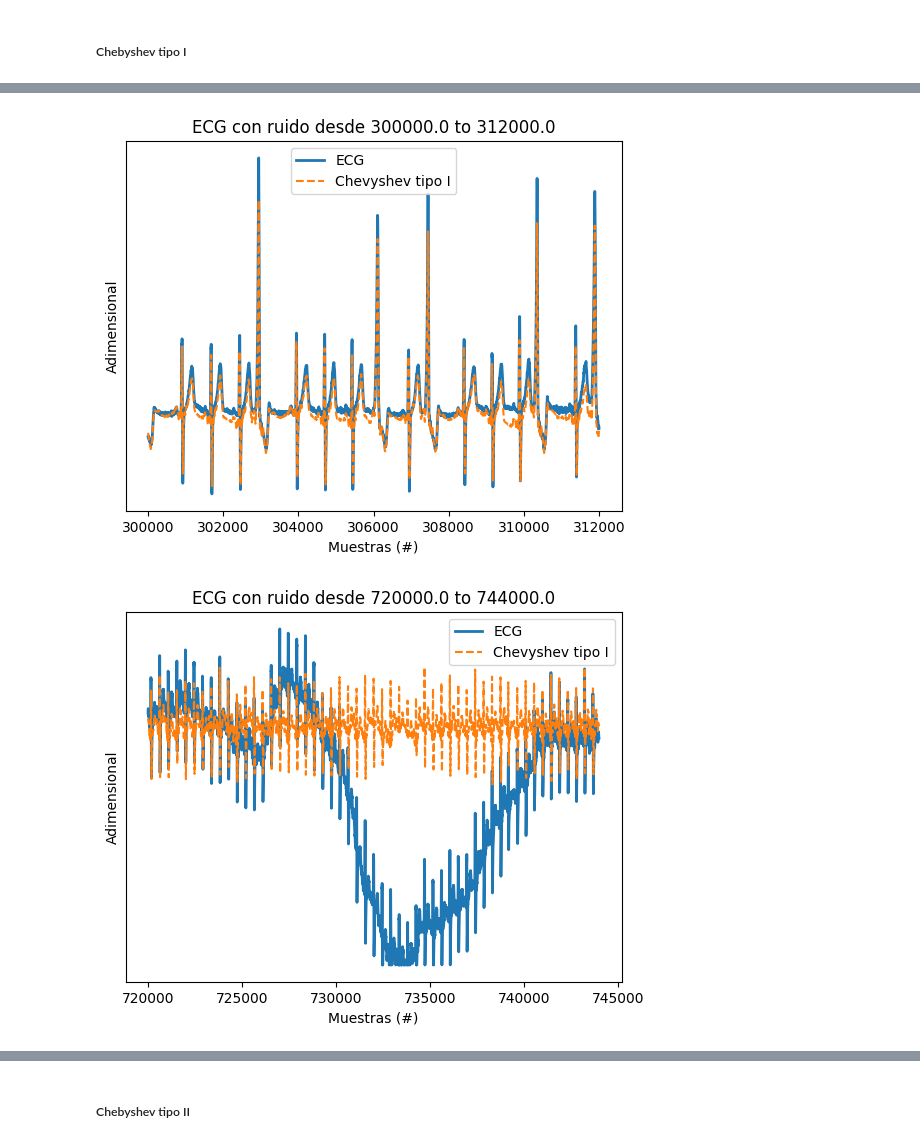
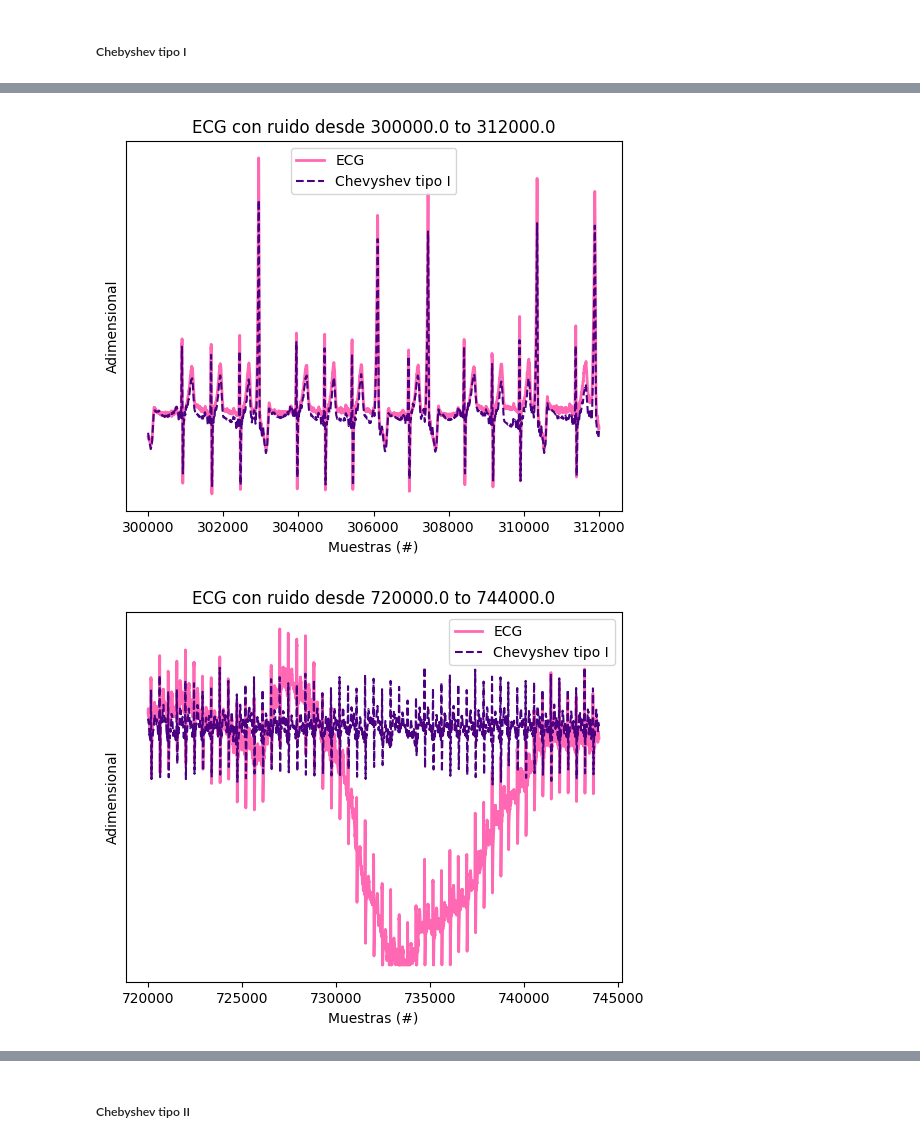
Before and after one commit to flalvarez/PDS, a Jupyter notebook: Cuadernos/TS5_FiltradoDigital.ipynb, the cells around one changed output, grey strips where cells are left out. Cells and saved outputs as stored; diff of their text form; code cells hidden in the pictures.

```diff
--- a/Cuadernos/TS5_FiltradoDigital.ipynb
+++ b/Cuadernos/TS5_FiltradoDigital.ipynb
@@ -193,9 +193,9 @@ def pzmap(z, p, k=1, title='Diagrama de Polos y Ceros'):
     # Zeros y Polos
     if z is not None:
         plt.scatter(np.real(z), np.imag(z), marker='o', facecolors='none',
-                    edgecolors='blue', label='Ceros')
+                    edgecolors='darkturquoise', label='Ceros')
     if p is not None:
-        plt.scatter(np.real(p), np.imag(p), marker='x', color='red', label='Polos')
+        plt.scatter(np.real(p), np.imag(p), marker='x', color='hotpink', label='Polos')
 
     plt.axhline(0, color='black')
     plt.axvline(0, color='black')
@@ -230,6 +230,7 @@ plt.legend()
 plt.show()
 
 ecg_b = sig.sosfiltfilt(sos_b, ecgR_one_lead) # Aplico filtro Butterworth
+cant_muestras = len(ecgR_one_lead)
 
 for ii in regs_interes:
 
@@ -237,8 +238,8 @@ for ii in regs_interes:
     zoom_region = np.arange(np.max([0, ii[0]]), np.min([cant_muestras, ii[1]]), dtype='uint')
 
     plt.figure()
-    plt.plot(zoom_region, ecgR_one_lead[zoom_region], label='ECG', linewidth=2)
-    plt.plot(zoom_region, ecg_b[zoom_region], label='Butterworth', linestyle='--')
+    plt.plot(zoom_region, ecgR_one_lead[zoom_region], label='ECG', linewidth=2, color= 'hotpink')
+    plt.plot(zoom_region, ecg_b[zoom_region], label='Butterworth', linestyle='--', color = 'darkturquoise')
 
     plt.title('ECG con ruido desde ' + str(ii[0]) + ' to ' + str(ii[1]) )
     plt.ylabel('Adimensional')
@@ -279,34 +280,34 @@ plt.title('Filtro Chebyshev tipo I con plantilla de diseño')
 plt.xlabel('Frecuencia [Hz]')
 plt.ylabel('Magnitud [dB]')
 plt.xlim(0.01, 60)
 plt.grid(which='both')
 plt.legend()
 plt.show()
 
 ecg_c1 = sig.sosfiltfilt(sos_c1, ecgR_one_lead) # Aplico filtro Chevyshev tipo 1
 
 for ii in regs_interes:
 
     # intervalo limitado de 0 a cant_muestras
     zoom_region = np.arange(np.max([0, ii[0]]), np.min([cant_muestras, ii[1]]), dtype='uint')
 
     plt.figure()
-    plt.plot(zoom_region, ecgR_one_lead[zoom_region], label='ECG', linewidth=2)
-    plt.plot(zoom_region, ecg_c1[zoom_region], label='Chevyshev tipo I', linestyle='--')
+    plt.plot(zoom_region, ecgR_one_lead[zoom_region], label='ECG', linewidth=2, color= 'hotpink')
+    plt.plot(zoom_region, ecg_c1[zoom_region], label='Chevyshev tipo I', linestyle='--', color= 'indigo')
 
     plt.title('ECG con ruido desde ' + str(ii[0]) + ' to ' + str(ii[1]) )
     plt.ylabel('Adimensional')
     plt.xlabel('Muestras (#)')
 
     axes_hdl = plt.gca()
     axes_hdl.legend()
     axes_hdl.set_yticks(())
 
     plt.show()
 
 z_c1, p_c1, k = sig.sos2zpk(sos_c1) #Chebyshev tipo 1
 pzmap(z_c1, p_c1, title='Polos y Ceros - Chebyshev tipo 1')
 # %% [output]
 [figure]
-[figure, old version]
+[figure, new version]
-[figure, old version]
+[figure, new version]
```
Also changed, not shown: parts of 12 cells of this notebook, 1 other file.
